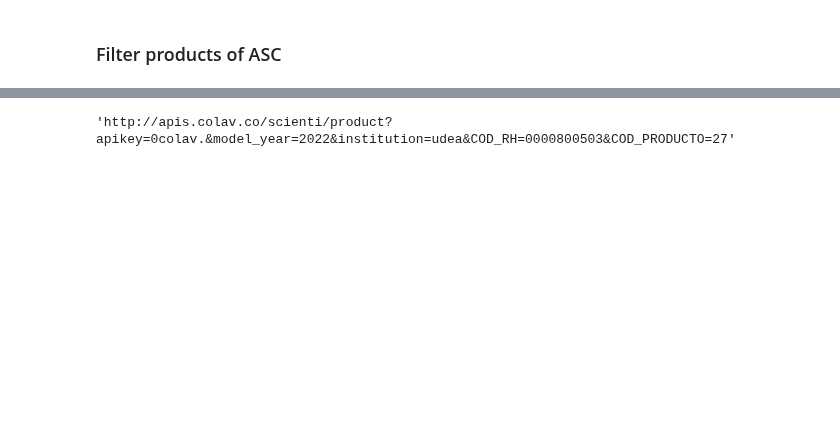
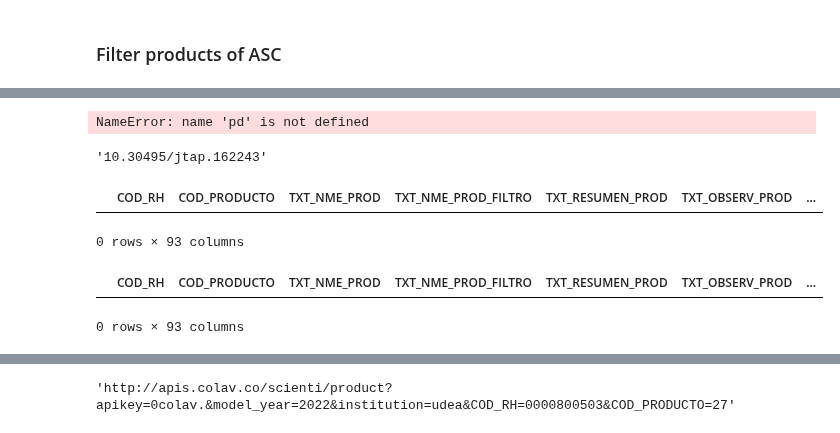
Before and after one commit to colav-playground/scienti, a Jupyter notebook: ScientiAPI.ipynb, the cells around one changed output, grey strips where cells are left out. Saved outputs shown, nothing was run; the diff lists cells and outputs as text; code cells hidden in the pictures; blank space fills up the shorter version.

```diff
--- a/ScientiAPI.ipynb
+++ b/ScientiAPI.ipynb
@@ -88,3 +101,28 @@ miss=read_json('missing.json')
+# %%
+df=pd.read_json('/home/restrepo/Downloads/nc.json',dtype={'COD_RH':str,'COD_PRODUCTO':str})
+df=df[['COD_RH','COD_PRODUCTO']]
+# %%
+df2=pd.read_json('/home/restrepo/Downloads/nc2.json',dtype={'COD_RH':str,'COD_PRODUCTO':str})[['COD_RH','COD_PRODUCTO']]
+df2=df2
+df=pd.concat([df,df2 ])
+# %% [output]
+NameError: name 'pd' is not defined
+# %%
+'10.30495/JTAP.162243'.lower()
+# %% [output]
+'10.30495/jtap.162243'
+# %%
+df['TXT_DOI']=df['TXT_DOI'].fillna('')
+# %%
+df[df['TXT_DOI'].str.lower().str.contains('10.30495/JTAP.162243'.lower())]
+# %% [output]
+|  | COD_RH | COD_PRODUCTO | TXT_NME_PROD | TXT_NME_PROD_FILTRO | TXT_RESUMEN_PROD | TXT_OBSERV_PROD | ... |
+0 rows × 93 columns
+# %%
+df[ (df['COD_RH']=="0000036790") & (df['COD_PRODUCTO']=="17917")  ]
+# %% [output]
+|  | COD_RH | COD_PRODUCTO | TXT_NME_PROD | TXT_NME_PROD_FILTRO | TXT_RESUMEN_PROD | TXT_OBSERV_PROD | ... |
+0 rows × 93 columns
 # %%
 try:
     if miss:
```
Also changed, not shown: parts of 26 cells of this notebook.
